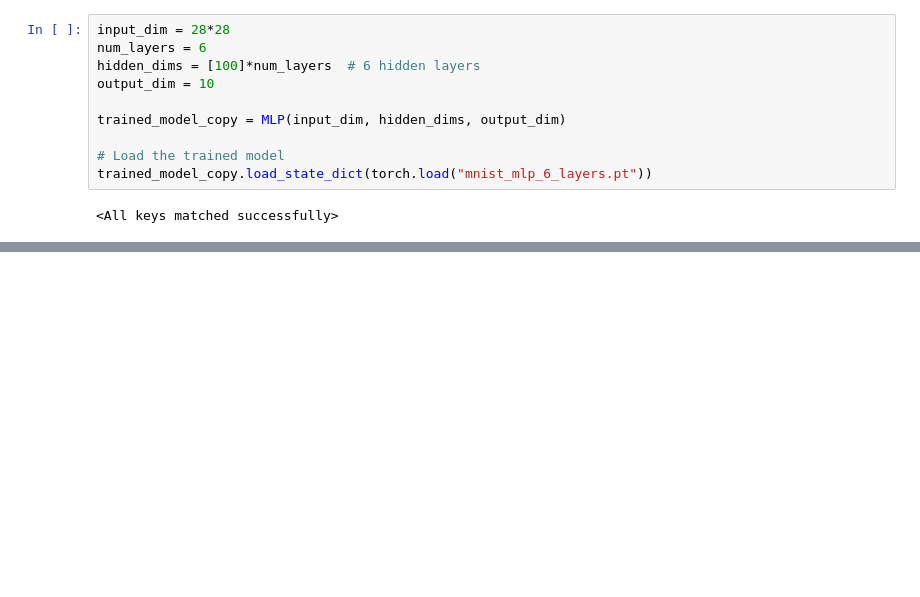
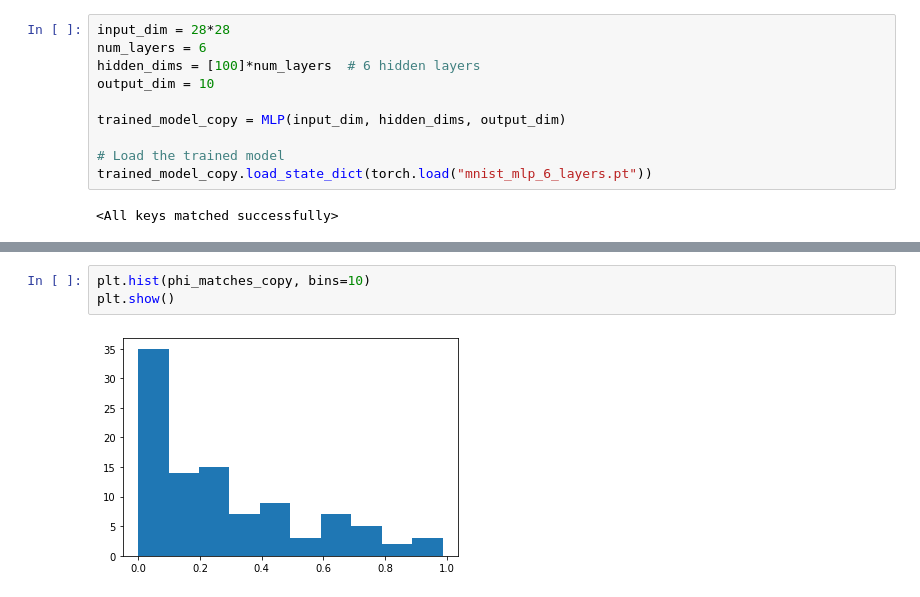
Before and after one commit to joeshenouda/break-llm-test, a Jupyter notebook: break_test.ipynb, the cells around one changed output, grey strips where cells are left out. Saved outputs shown, nothing was run; the diff lists cells and outputs as text; blank space fills up the shorter version.

Commit message:
included plot

```diff
--- a/break_test.ipynb
+++ b/break_test.ipynb
@@ -266,0 +267,5 @@ Phi_match, trial 83: 0.057428126499233456
+# %%
+plt.hist(phi_matches_copy, bins=10)
+plt.show()
+# %% [output]
+[figure, added]
```
Also changed, not shown: parts of 1 cell of this notebook.
